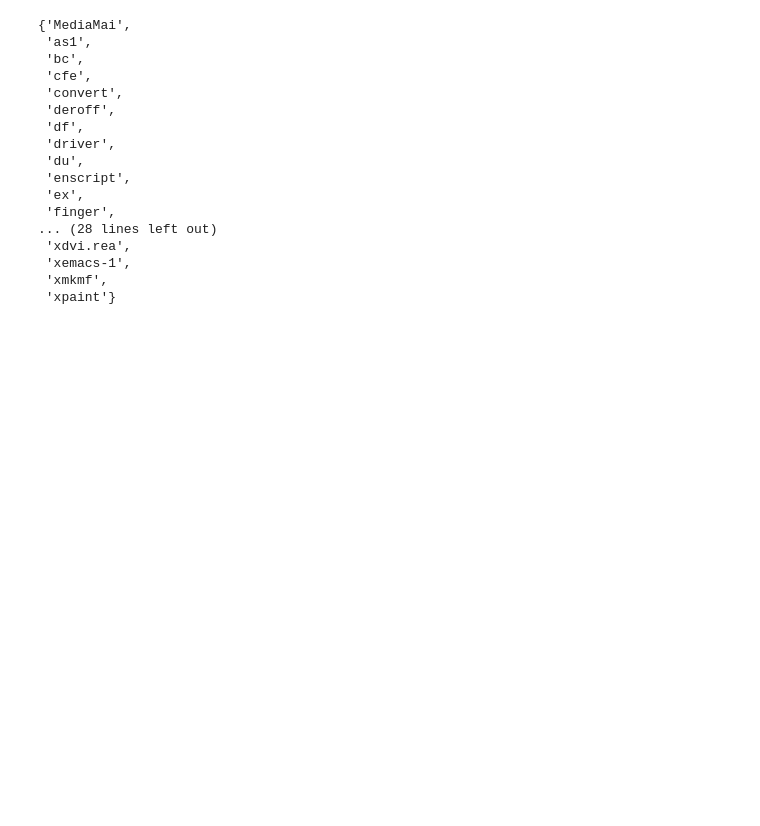
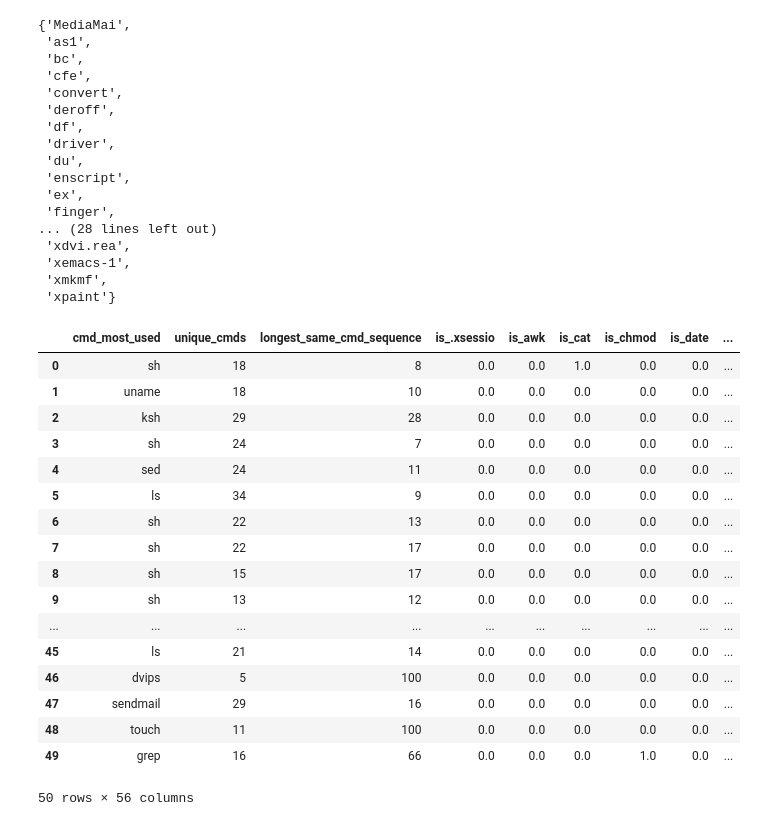
Before and after one commit to ErezSC42/fraud_detection_challenge, a Jupyter notebook: data_exploration.ipynb, the cells around one changed output. Drawn from its saved outputs; the diff is of its cells as text; code cells hidden in the pictures; blank space fills up the shorter version.

```diff
--- a/data_exploration.ipynb
+++ b/data_exploration.ipynb
@@ -96,6 +100,7 @@ def build_segment_features(user_data_df: pd.DataFrame, segment_id: int) -> Dict[
         8.  V - count distinct of cmds
         9.  V - first cmd
         10. V - last cmd
+        11. X - has command that user never used in training
     '''
 
     segment_features = {}
@@ -125,5 +130,26 @@ for i in range(TRAIN_SEGMENT_COUNT):
 for i in range(TEST_SEGMENT_COUNT - 1):
     test_segment_features_list.append(build_segment_features(df_user0_test, i))
 # %%
-df_train = pd.DataFrame.from_records(train_segment_features_list)
-df_test = pd.DataFrame.from_records(test_segment_features_list)
+segment_df_train = pd.DataFrame.from_records(train_segment_features_list)
+segment_df_test = pd.DataFrame.from_records(test_segment_features_list)
+# %%
+pd.get_dummies(segment_df_train, columns=["first_cmd", "last_cmd"], prefix="is" ,dtype=float)
+# %% [output]
+|  | cmd_most_used | unique_cmds | longest_same_cmd_sequence | is_.xsessio | is_awk | is_cat | is_chmod | is_date | ... |
+| 0 | sh | 18 | 8 | 0.0 | 0.0 | 1.0 | 0.0 | 0.0 | ... |
+| 1 | uname | 18 | 10 | 0.0 | 0.0 | 0.0 | 0.0 | 0.0 | ... |
+| 2 | ksh | 29 | 28 | 0.0 | 0.0 | 0.0 | 0.0 | 0.0 | ... |
+| 3 | sh | 24 | 7 | 0.0 | 0.0 | 0.0 | 0.0 | 0.0 | ... |
+| 4 | sed | 24 | 11 | 0.0 | 0.0 | 0.0 | 0.0 | 0.0 | ... |
+| 5 | ls | 34 | 9 | 0.0 | 0.0 | 0.0 | 0.0 | 0.0 | ... |
+| 6 | sh | 22 | 13 | 0.0 | 0.0 | 0.0 | 0.0 | 0.0 | ... |
+| 7 | sh | 22 | 17 | 0.0 | 0.0 | 0.0 | 0.0 | 0.0 | ... |
+| 8 | sh | 15 | 17 | 0.0 | 0.0 | 0.0 | 0.0 | 0.0 | ... |
+| 9 | sh | 13 | 12 | 0.0 | 0.0 | 0.0 | 0.0 | 0.0 | ... |
+| ... | ... | ... | ... | ... | ... | ... | ... | ... | ... |
+| 45 | ls | 21 | 14 | 0.0 | 0.0 | 0.0 | 0.0 | 0.0 | ... |
+| 46 | dvips | 5 | 100 | 0.0 | 0.0 | 0.0 | 0.0 | 0.0 | ... |
+| 47 | sendmail | 29 | 16 | 0.0 | 0.0 | 0.0 | 0.0 | 0.0 | ... |
+| 48 | touch | 11 | 100 | 0.0 | 0.0 | 0.0 | 0.0 | 0.0 | ... |
+| 49 | grep | 16 | 66 | 0.0 | 0.0 | 0.0 | 1.0 | 0.0 | ... |
+50 rows × 56 columns
```
Also changed, not shown: parts of 1 cell of this notebook, 1 other file.
